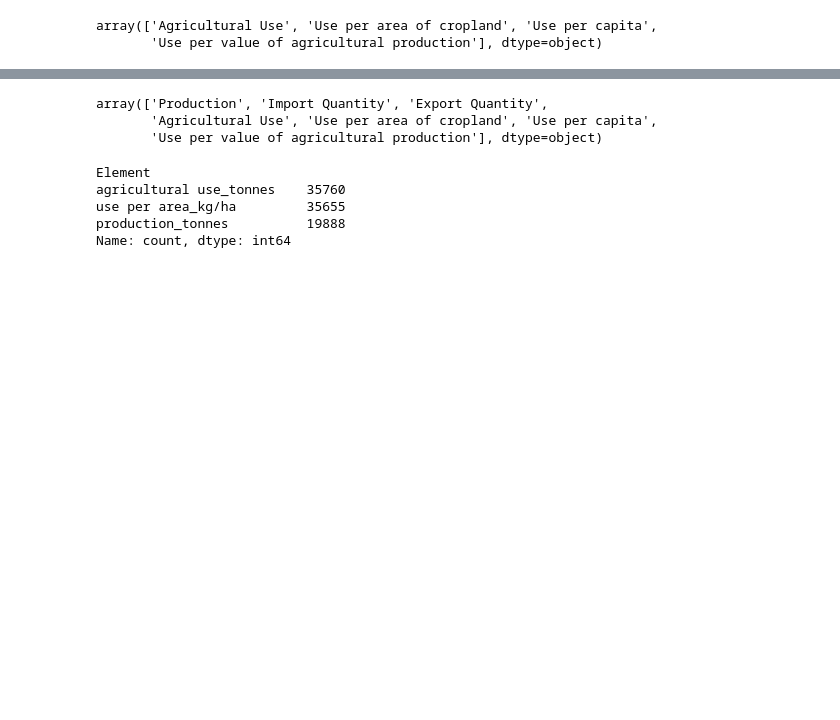
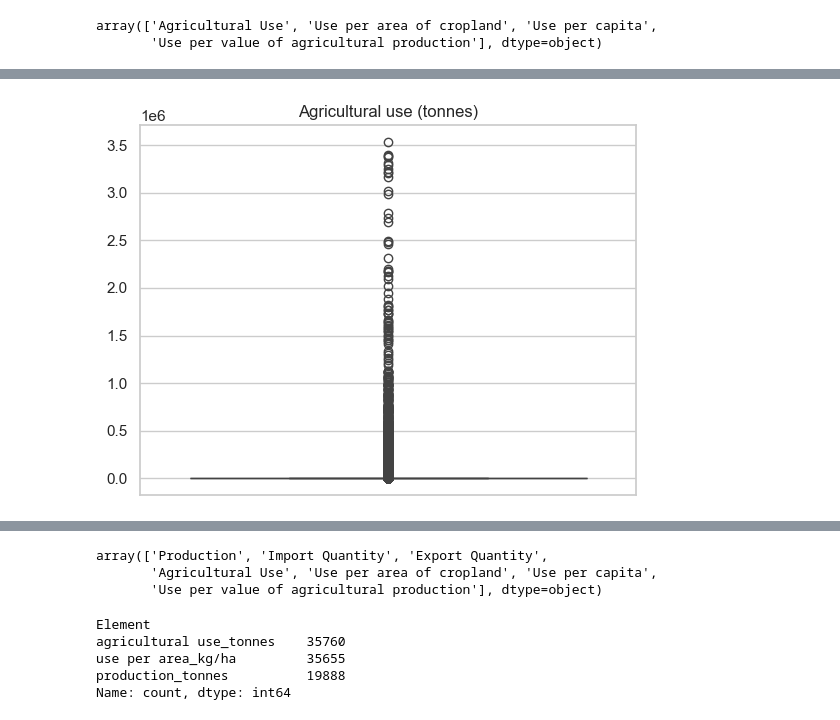
Before and after one commit to CrisDAndres/proyecto_agrotech, a Jupyter notebook: preprocessing.ipynb, the cells around one changed output, grey strips where cells are left out. Drawn from its saved outputs; the diff is of its cells as text; code cells hidden in the pictures; blank space fills up the shorter version.

```diff
--- a/preprocessing.ipynb
+++ b/preprocessing.ipynb
@@ -368,6 +383,6 @@ pest = pest[~pest['Element'].isin(delete_elements)]
 pest_filtered = pest[['Area','Item','Element','Year','Value']].copy()
 # Change the name to the new column
 pest_filtered.rename(columns={'Item': 'pesticides_type'}, inplace=True)
-pest_filtered.rename(columns={'Value': 'agricultural use_tonnes'}, inplace=True)
+pest_filtered.rename(columns={'Value': 'agricultural_use_tonnes'}, inplace=True)
 # Delete Element column
 pest_filtered.drop(columns=['Element'], inplace=True)
@@ -373,0 +409,22 @@ pest_filtered.drop(columns=['Element'], inplace=True)
+# %%
+# Clean pesticides_type column
+pest_filtered['pesticides_type'] = pest_filtered['pesticides_type'].str.replace('\x96', ':')
+# %%
+#Create a new column grouping pesticides_type:
+
+# Iterate over the rows of the DataFrame
+for index, row in pest_filtered.iterrows():
+    pesticide_type = row['pesticides_type']
+
+    if pesticide_type.startswith('Insecticides'):
+        pest_filtered.at[index, 'pesticides_group'] = 'Insecticides' #  to assign the value to the pesticide group to each cell individually in the column 'pesticides_group'
+    elif pesticide_type.startswith('Herbicides'):
+        pest_filtered.at[index, 'pesticides_group'] = 'Herbicides'
+    elif pesticide_type.startswith('Fung & Bact') or pesticide_type.startswith('Fungicides'):
+        pest_filtered.at[index, 'pesticides_group'] = 'Fungicides and Bactericides'
+    elif pesticide_type.startswith('Rodenticides'):
+        pest_filtered.at[index, 'pesticides_group'] = 'Rodenticides'
+    elif pesticide_type.startswith('Seed Treat'):
+        pest_filtered.at[index, 'pesticides_group'] = 'Seed Treatments'
+    else:
+        pest_filtered.at[index, 'pesticides_group'] = pesticide_type
@@ -382,0 +478,10 @@ pest_filtered.head()
+# %%
+# Create boxplot
+pest_var = pest_filtered['agricultural_use_tonnes']
+ax = sns.boxplot(y=pest_var, data=pest_filtered, color = agro[3])
+ax.set_title('Agricultural use (tonnes)')
+ax.set_ylabel('')
+
+plt.show()
+# %% [output]
+[figure, added]
```
Also changed, not shown: parts of 61 cells of this notebook.
